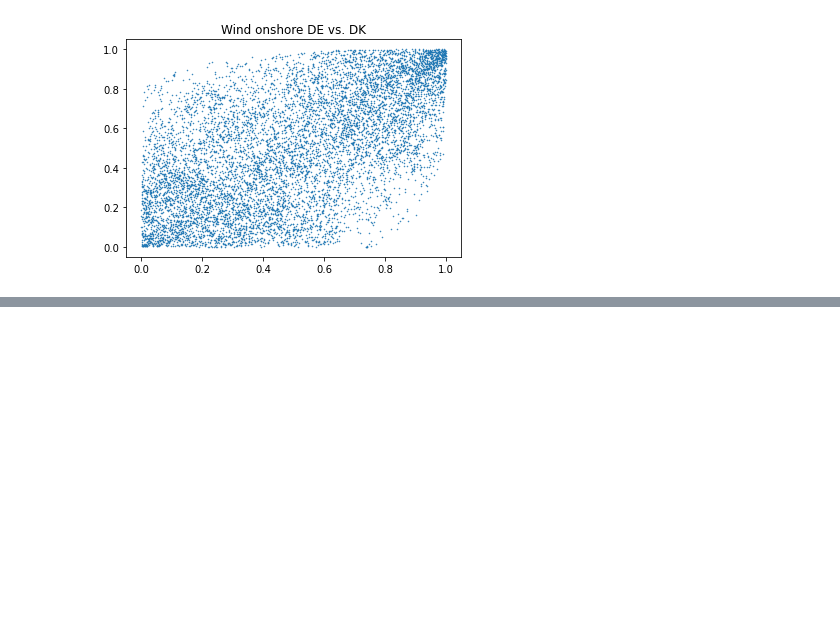
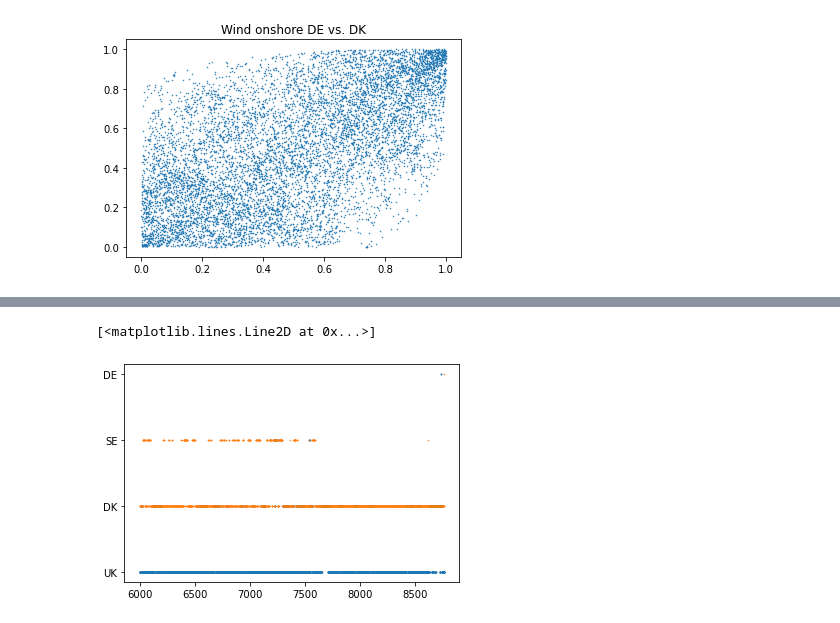
Before and after one commit to hikotei/2023_11_18-SE-Europe-Data_Challenge, a Jupyter notebook: src/2023_11_19_E.ipynb, the cells around one changed output, grey strips where cells are left out. Saved outputs shown, nothing was run; the diff lists cells and outputs as text; code cells hidden in the pictures; blank space fills up the shorter version.

```diff
--- a/src/2023_11_19_E.ipynb
+++ b/src/2023_11_19_E.ipynb
@@ -288,0 +348,14 @@ plt.show()
+# %%
+surplus_pred_df = pd.DataFrame()
+
+for country in country_labels:
+    surplus_pred_df[country] = model_gen_test_dict[country].predict()[cut_off:]-model_load_test_dict[country].predict()[cut_off:]
+
+surplus_pred_df["Max"]=surplus_pred_df.idxmax(axis=1)
+# %%
+plt.plot(surplus_pred_df["Max"],".", markersize=2)
+
+plt.plot(data["max_surplus_country_name"][cut_off:],".",markersize=1)
+# %% [output]
+[<matplotlib.lines.Line2D at 0x...>]
+[figure, added]
```
Also changed, not shown: parts of 6 cells of this notebook.
